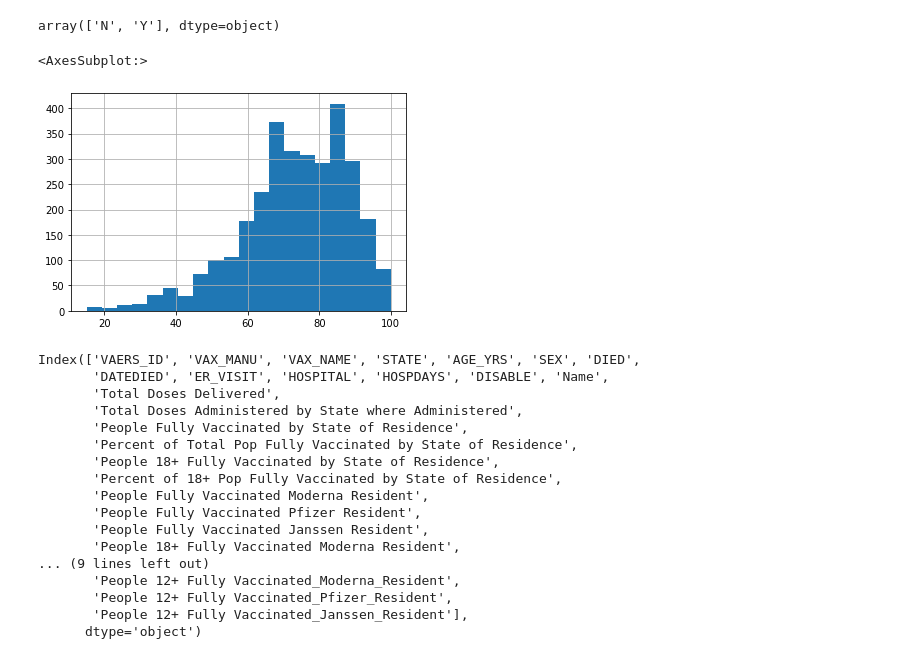
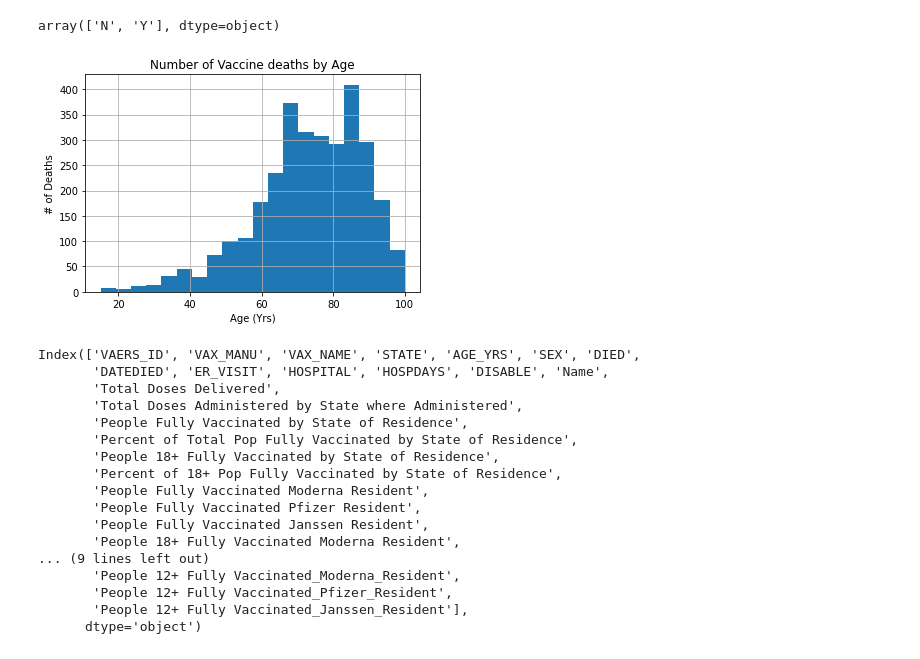
Before and after one commit to DataTortuga/COVID19-Vaccine-Analysis, a Jupyter notebook: Data_Cleaning/COVID19_VACCINE_ADMIN.ipynb, the cells around one changed output. Cells and saved outputs as stored; diff of their text form; code cells hidden in the pictures.

```diff
--- a/Data_Cleaning/COVID19_VACCINE_ADMIN.ipynb
+++ b/Data_Cleaning/COVID19_VACCINE_ADMIN.ipynb
@@ -301,11 +294,15 @@ df_merge2 = df_merge.loc[df_merge['DIED'] == 'Y']
 df_merge['DIED'].unique()
 # %% [output]
 array(['N', 'Y'], dtype=object)
-# %%
-df_merge2['AGE_YRS'].hist(bins = 20)
-# %% [output]
-<AxesSubplot:>
-[figure, removed]
+# %%
+plt.hist(df_merge2['AGE_YRS'], bins = 20)
+plt.grid()
+plt.ylabel('# of Deaths')
+plt.xlabel('Age (Yrs)')
+plt.title('Number of Vaccine deaths by Age')
+plt.savefig('../Resources/Images/NumberVaccineDeathsbyAge.png')
+# %% [output]
+[figure, added]
 # %%
 bins = [12,18,65,101]
 labels = ['12+','18+','65+']
```
Also changed, not shown: parts of 7 cells of this notebook, 7 other files.
